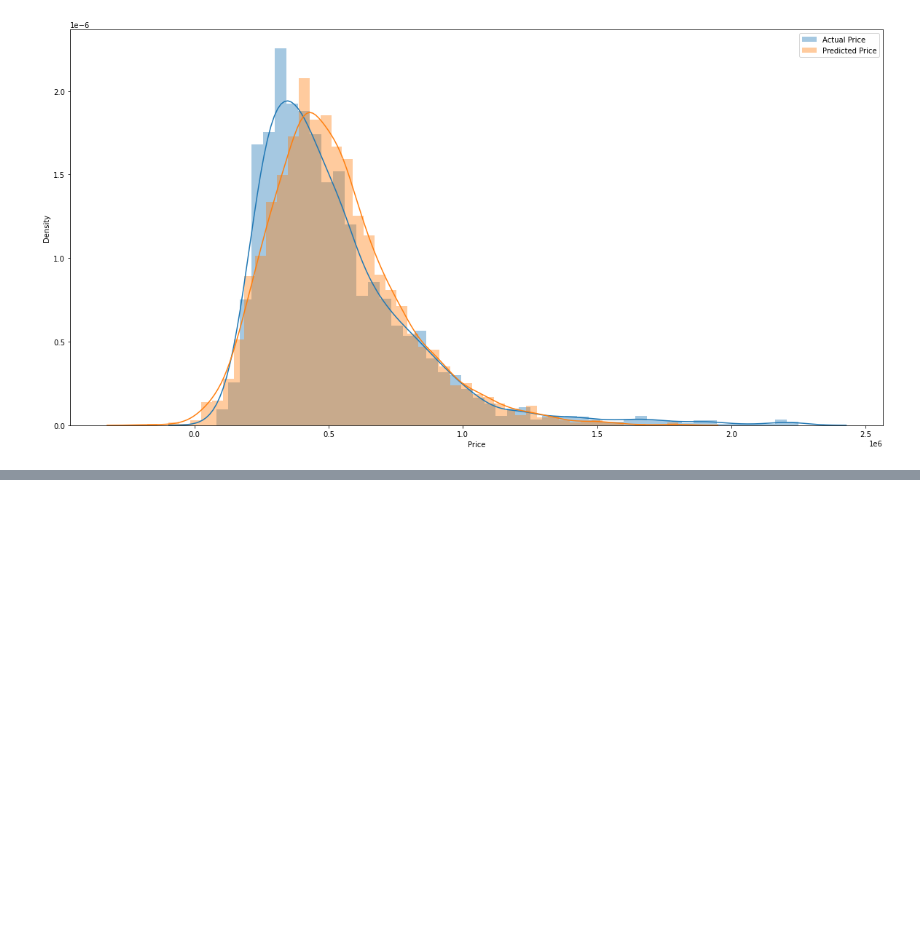
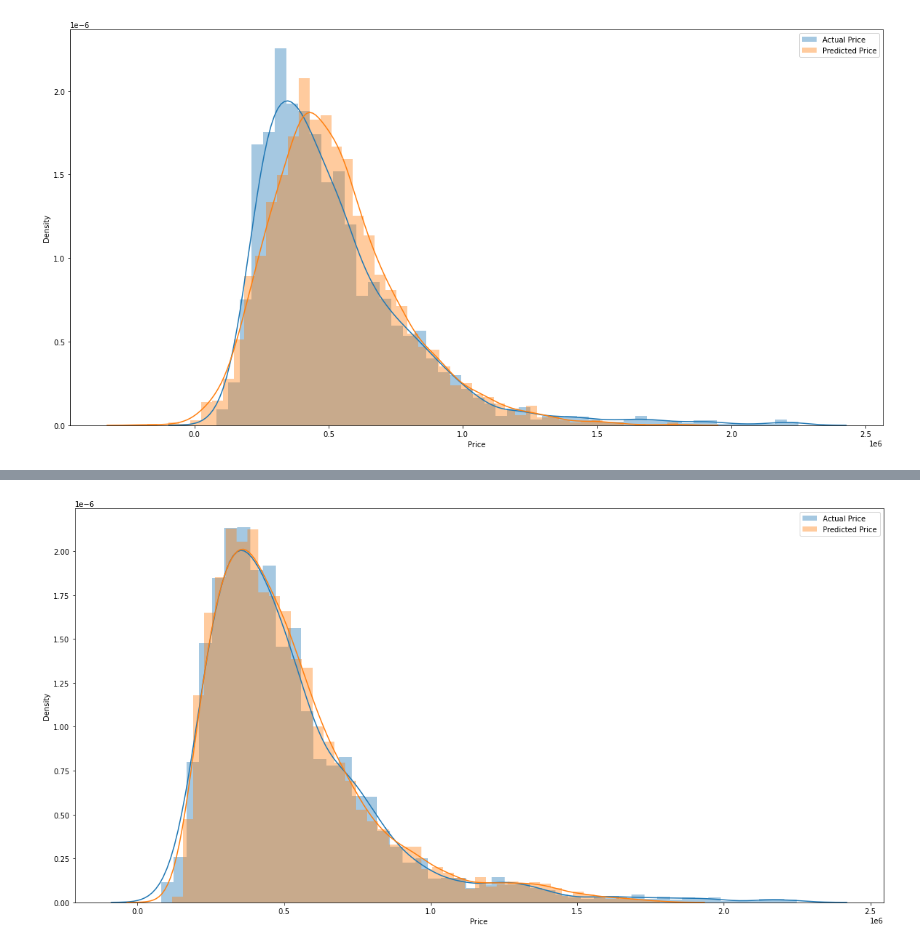
Before and after one commit to bpeterson25/ADS500B, a Jupyter notebook: Housing_models.ipynb, the cells around one changed output, grey strips where cells are left out. Saved outputs shown, nothing was run; the diff lists cells and outputs as text; code cells hidden in the pictures; blank space fills up the shorter version.

```diff
--- a/Housing_models.ipynb
+++ b/Housing_models.ipynb
@@ -1477,0 +1561,10 @@ plt.show()
+# %%
+# Plot distribution of predictions
+f, ax = plt.subplots(figsize=(20, 10))
+sns.distplot(y_test, hist=True, label="Actual Price")
+sns.distplot(y_pred, hist=True, label="Predicted Price")
+plt.xlabel("Price")
+plt.legend()
+plt.show()
+# %% [output]
+[figure, added]
```
Also changed, not shown: parts of 14 cells of this notebook.
